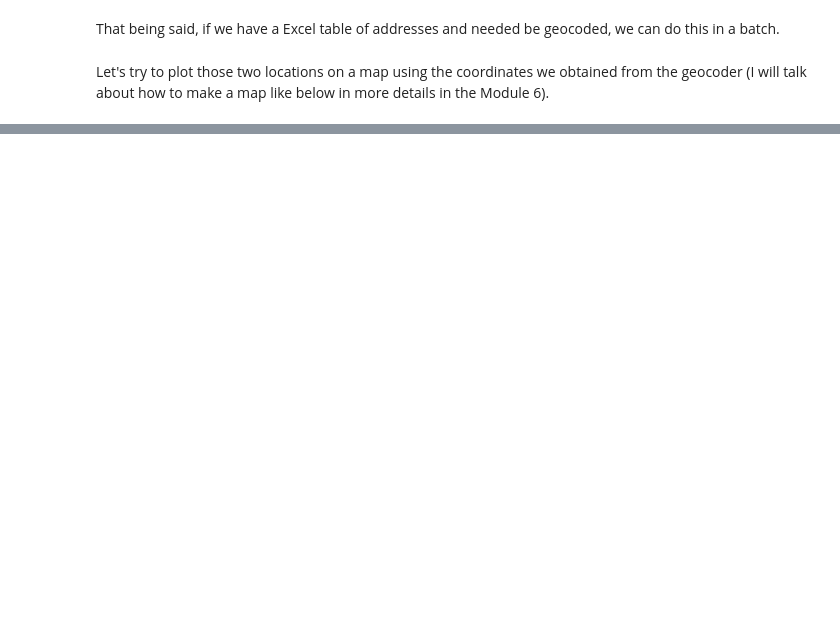
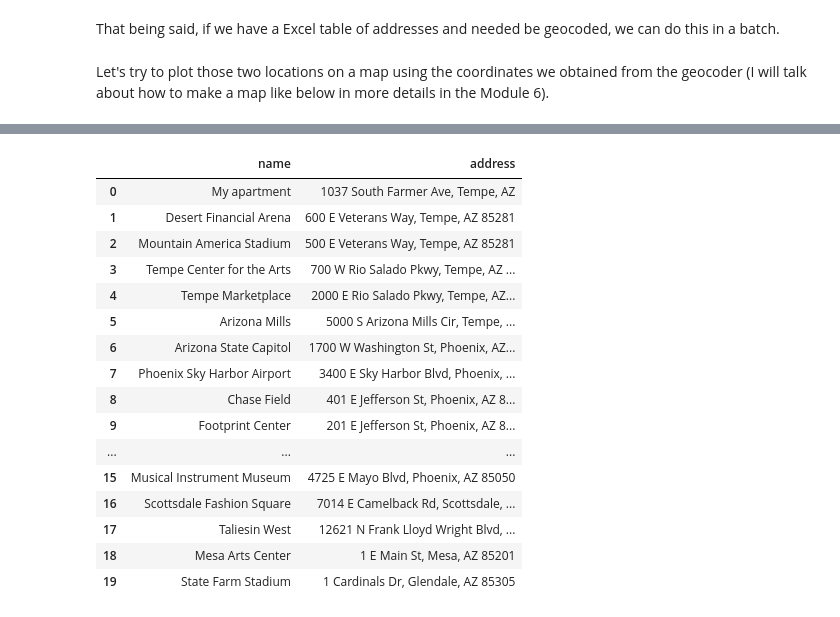
Before and after one commit to ASUcicilab/GIS322, a Jupyter notebook: notebook/Module_5_(3)_Geocoding.ipynb, the cells around one changed output, grey strips where cells are left out. Cells and saved outputs as stored; diff of their text form; code cells hidden in the pictures; blank space fills up the shorter version.

```diff
--- a/notebook/Module_5_(3)_Geocoding.ipynb
+++ b/notebook/Module_5_(3)_Geocoding.ipynb
@@ -105,0 +113,52 @@ asu
+# %%
+import pandas as pd
+
+address_df = pd.DataFrame({
+    "name": ["My apartment", "Desert Financial Arena", "Mountain America Stadium",
+             "Tempe Center for the Arts", "Tempe Marketplace", "Arizona Mills",
+             "Arizona State Capitol", "Phoenix Sky Harbor Airport", "Chase Field",
+             "Footprint Center", "Arizona Science Center", "Phoenix Art Museum",
+             "Heard Museum", "Desert Botanical Garden", "Phoenix Zoo",
+             "Musical Instrument Museum", "Scottsdale Fashion Square", "Taliesin West",
+             "Mesa Arts Center", "State Farm Stadium"],
+    "address": ["1037 South Farmer Ave, Tempe, AZ",
+                "600 E Veterans Way, Tempe, AZ 85281",
+                "500 E Veterans Way, Tempe, AZ 85281",
+                "700 W Rio Salado Pkwy, Tempe, AZ 85281",
+                "2000 E Rio Salado Pkwy, Tempe, AZ 85281",
+                "5000 S Arizona Mills Cir, Tempe, AZ 85282",
+                "1700 W Washington St, Phoenix, AZ 85007",
+                "3400 E Sky Harbor Blvd, Phoenix, AZ 85034",
+                "401 E Jefferson St, Phoenix, AZ 85004",
+                "201 E Jefferson St, Phoenix, AZ 85004",
+                "600 E Washington St, Phoenix, AZ 85004",
+                "1625 N Central Ave, Phoenix, AZ 85004",
+                "2301 N Central Ave, Phoenix, AZ 85004",
+                "1201 N Galvin Pkwy, Phoenix, AZ 85008",
+                "455 N Galvin Pkwy, Phoenix, AZ 85008",
+                "4725 E Mayo Blvd, Phoenix, AZ 85050",
+                "7014 E Camelback Rd, Scottsdale, AZ 85251",
+                "12621 N Frank Lloyd Wright Blvd, Scottsdale, AZ 85259",
+                "1 E Main St, Mesa, AZ 85201",
+                "1 Cardinals Dr, Glendale, AZ 85305"],
+})
+
+address_df
+# %% [output]
+|  | name | address |
+| 0 | My apartment | 1037 South Farmer Ave, Tempe, AZ |
+| 1 | Desert Financial Arena | 600 E Veterans Way, Tempe, AZ 85281 |
+| 2 | Mountain America Stadium | 500 E Veterans Way, Tempe, AZ 85281 |
+| 3 | Tempe Center for the Arts | 700 W Rio Salado Pkwy, Tempe, AZ ... |
+| 4 | Tempe Marketplace | 2000 E Rio Salado Pkwy, Tempe, AZ... |
+| 5 | Arizona Mills | 5000 S Arizona Mills Cir, Tempe, ... |
+| 6 | Arizona State Capitol | 1700 W Washington St, Phoenix, AZ... |
+| 7 | Phoenix Sky Harbor Airport | 3400 E Sky Harbor Blvd, Phoenix, ... |
+| 8 | Chase Field | 401 E Jefferson St, Phoenix, AZ 8... |
+| 9 | Footprint Center | 201 E Jefferson St, Phoenix, AZ 8... |
+| ... | ... | ... |
+| 15 | Musical Instrument Museum | 4725 E Mayo Blvd, Phoenix, AZ 85050 |
+| 16 | Scottsdale Fashion Square | 7014 E Camelback Rd, Scottsdale, ... |
+| 17 | Taliesin West | 12621 N Frank Lloyd Wright Blvd, ... |
+| 18 | Mesa Arts Center | 1 E Main St, Mesa, AZ 85201 |
+| 19 | State Farm Stadium | 1 Cardinals Dr, Glendale, AZ 85305 |
```
Also changed, not shown: parts of 8 cells of this notebook.
